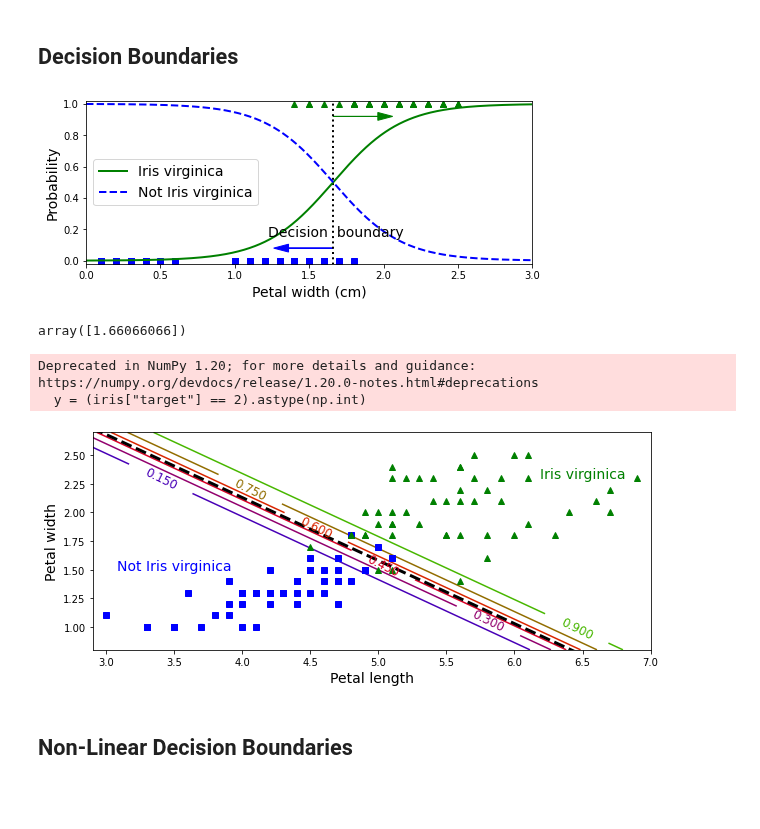
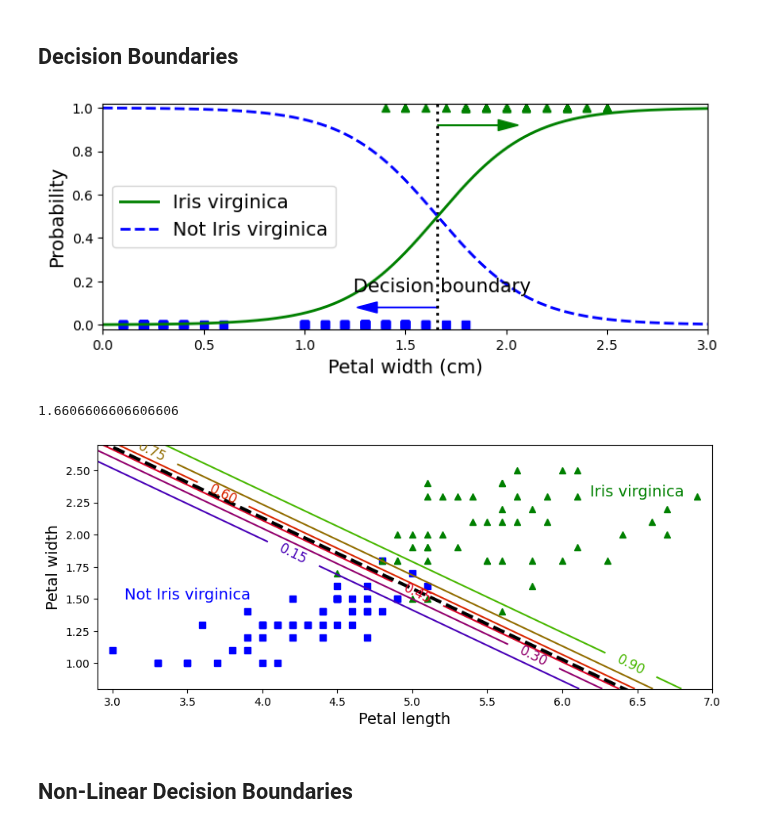
Before and after one commit to lopezbec/intro_python_notebooks, a Jupyter notebook: Decision_Boundaries_Logistic_Regression.ipynb, the cells around one changed output. Saved outputs shown, nothing was run; the diff lists cells and outputs as text; code cells hidden in the pictures; blank space fills up the shorter version.

```diff
--- a/Decision_Boundaries_Logistic_Regression.ipynb
+++ b/Decision_Boundaries_Logistic_Regression.ipynb
@@ -109,4 +109,4 @@ Iris plants dataset
 ## Logistic Regression for Binary Classification (y=1 or 0)
 # %%
 X = iris["data"][:, 3:]  # petal width
-y = (iris["target"] == 2).astype(np.int)  # 1 if Iris virginica, else 0
+y = (iris["target"] == 2).astype(int)  # 1 if Iris virginica, else 0
@@ -126,31 +123,31 @@ The `LogisticRegression` functions from sklearn has a lot o different parameters
 # %%
 X_new = np.linspace(0, 3, 1000).reshape(-1, 1)
 y_proba = log_reg.predict_proba(X_new)
-decision_boundary = X_new[y_proba[:, 1] >= 0.5][0]
+decision_boundary = X_new[y_proba[:, 1] >= 0.5][0, 0]  # Convert to scalar
 
 plt.figure(figsize=(8, 3))
 plt.plot(X[y==0], y[y==0], "bs")
 plt.plot(X[y==1], y[y==1], "g^")
 plt.plot([decision_boundary, decision_boundary], [-1, 2], "k:", linewidth=2)
 plt.plot(X_new, y_proba[:, 1], "g-", linewidth=2, label="Iris virginica")
 plt.plot(X_new, y_proba[:, 0], "b--", linewidth=2, label="Not Iris virginica")
-plt.text(decision_boundary+0.02, 0.15, "Decision  boundary", fontsize=14, color="k", ha="center")
+plt.text(decision_boundary + 0.02, 0.15, "Decision boundary", fontsize=14, color="k", ha="center")
 plt.arrow(decision_boundary, 0.08, -0.3, 0, head_width=0.05, head_length=0.1, fc='b', ec='b')
 plt.arrow(decision_boundary, 0.92, 0.3, 0, head_width=0.05, head_length=0.1, fc='g', ec='g')
 plt.xlabel("Petal width (cm)", fontsize=14)
 plt.ylabel("Probability", fontsize=14)
 plt.legend(loc="center left", fontsize=14)
 plt.axis([0, 3, -0.02, 1.02])
 plt.show()
 # %% [output]
-[figure, old version]
+[figure, new version]
 # %%
 decision_boundary
 # %% [output]
-array([1.66066066])
+1.6606606606606606
 # %%
 X = iris["data"][:, (2, 3)]  # petal length, petal width
-y = (iris["target"] == 2).astype(np.int)
+y = (iris["target"] == 2).astype(int)
 
 log_reg = LogisticRegression(C=10**10, random_state=42)
 log_reg.fit(X, y)
@@ -183,9 +180,7 @@ plt.ylabel("Petal width", fontsize=14)
 plt.axis([2.9, 7, 0.8, 2.7])
 plt.show()
 # %% [output]
-Deprecated in NumPy 1.20; for more details and guidance: https://numpy.org/devdocs/release/1.20.0-notes.html#deprecations
-  y = (iris["target"] == 2).astype(np.int)
-[figure, old version]
+[figure, new version]
 # %% [markdown]
 ## Non-Linear Decision Boundaries
 # %%
```
Also changed, not shown: parts of 4 cells of this notebook.
